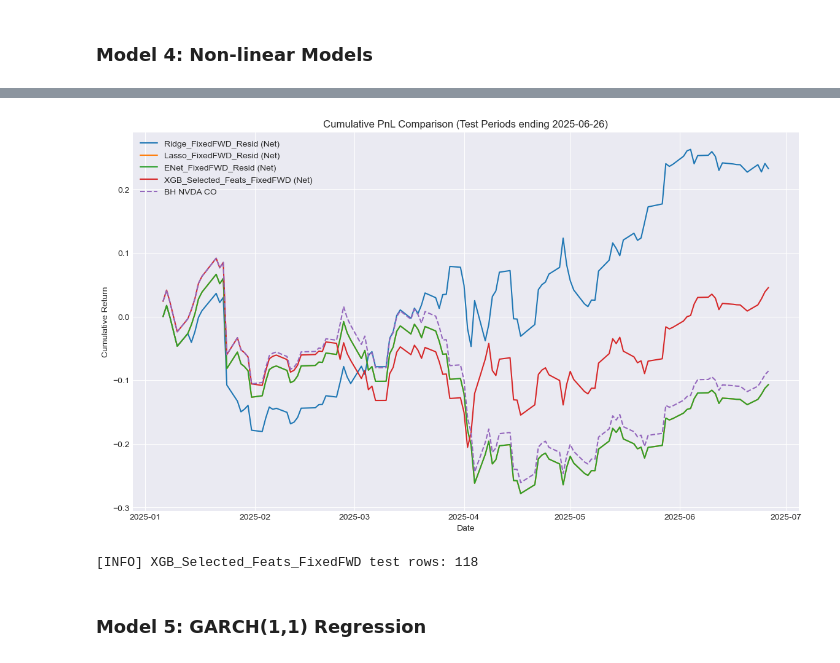
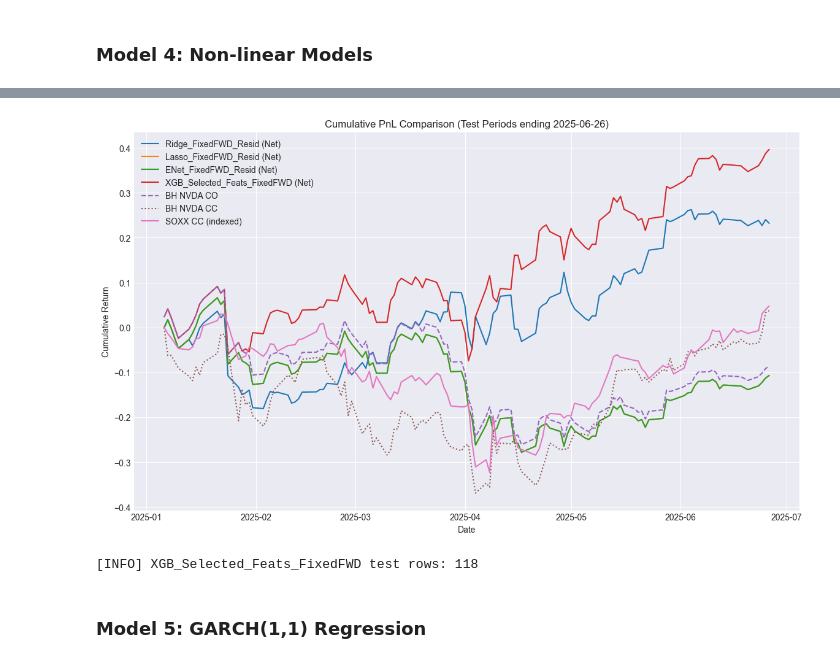
Before and after one commit to JoshuaGloor/dsa5205-project-2, a Jupyter notebook: assignment_2_code.ipynb, the cells around one changed output, grey strips where cells are left out. Saved outputs shown, nothing was run; the diff lists cells and outputs as text; code cells hidden in the pictures.

```diff
--- a/assignment_2_code.ipynb
+++ b/assignment_2_code.ipynb
@@ -1111,6 +1094,9 @@ Executing Lasso Backtest with Fixed Forward Validation (Residualized)
 2025-01-10 -0.044535    0.004642
 2025-01-13  0.020946    0.004642
 ==================================================
+# %%
+# Needed below
+adj_close = data_cube["close"]
 # %%
 # Step 6: Evaluation (Using the results registry functions), and plotting results
 
@@ -2344,16 +2438,16 @@ import matplotlib.pyplot as plt
 import pandas as pd
 from datetime import datetime
 
-print("\n" + "="*40)
+print("\n" + "=" * 40)
 print("PERFORMANCE SUMMARY (All Models)")
-print("="*40)
+print("=" * 40)
 
 # -- Build/print/save summary table --
 results_summary = summarize_results(results_store)
 
 if results_summary is not None and not results_summary.empty:
     print("\nSummary Statistics Table:")
-    with pd.option_context('display.float_format', '{:,.4f}'.format):
+    with pd.option_context("display.float_format", "{:,.4f}".format):
         print(results_summary)
 
     # Ensure RESULTS_DIR exists (it should from earlier, but just in case)
@@ -2368,15 +2462,15 @@ if results_summary is not None and not results_summary.empty:
         ts = datetime.now().strftime("%Y%m%d_%H%M%S")
         snapshot_path = RESULTS_DIR / f"model_summary_{ts}.csv"
 
-        results_summary.to_csv(stable_path)     # always overwrite latest
-        results_summary.to_csv(snapshot_path)   # keep a dated copy
+        results_summary.to_csv(stable_path)  # always overwrite latest
+        results_summary.to_csv(snapshot_path)  # keep a dated copy
 
         print(f"[INFO] Summary saved to:\n  - {stable_path}\n  - {snapshot_path}")
     except Exception as e:
         print(f"[ERROR] Failed to save summary CSVs: {e}")
 else:
     print("No model results available to summarize.")
-print("="*40)
+print("=" * 40)
 
 # --- Plotting Results ---
 if results_store:
@@ -2386,11 +2480,11 @@ if results_store:
 
     # Plot strategy cumulative returns (use a copy to avoid mutating originals)
     for name, df in results_store.items():
-        if df is not None and not df.empty and 'pnl' in df.columns:
+        if df is not None and not df.empty and "pnl" in df.columns:
             df_plot = df.copy()
-            if 'cum_pnl' not in df_plot.columns:
-                df_plot['cum_pnl'] = (1 + df_plot['pnl'].fillna(0)).cumprod() - 1
-            curve = df_plot['cum_pnl'].dropna()
+            if "cum_pnl" not in df_plot.columns:
+                df_plot["cum_pnl"] = (1 + df_plot["pnl"].fillna(0)).cumprod() - 1
+            curve = df_plot["cum_pnl"].dropna()
             if not curve.empty:
                 plt.plot(curve.index, curve.values, label=f"{name} (Net)")
                 plot_count += 1
@@ -2399,49 +2493,60 @@ if results_store:
     # Pick a representative df carrying y_real for BH NVDA CO
     bh_df_source = None
     for name, df in results_store.items():
-        if df is not None and not df.empty and 'y_real' in df.columns:
-            bh_df_source = df[['y_real']].copy()
+        if df is not None and not df.empty and "y_real" in df.columns:
+            bh_df_source = df[["y_real"]].copy()
             break
 
     # Determine COMMON window across strategies for plotting benchmarks
     common_start = None
-    common_end   = None
+    common_end = None
     if ret_windows:
         common_start = max(s for s, _ in ret_windows)
-        common_end   = min(e for _, e in ret_windows)
+        common_end = min(e for _, e in ret_windows)
 
     # Plot BH NVDA CO (cumulative) on the common window
-    if (bh_df_source is not None) and (common_start is not None) and (common_end is not None) and (common_start < common_end):
+    if (
+        (bh_df_source is not None)
+        and (common_start is not None)
+        and (common_end is not None)
+        and (common_start < common_end)
+    ):
         bh_slice = bh_df_source.loc[(bh_df_source.index >= common_start) & (bh_df_source.index <= common_end)].copy()
         if not bh_slice.empty:
-            bh_slice['cum_bh'] = (1 + bh_slice['y_real'].fillna(0)).cumprod() - 1
-            if not bh_slice['cum_bh'].isna().all():
-                plt.plot(bh_slice.index, bh_slice['cum_bh'], label='BH NVDA CO', linestyle='--')
+            bh_slice["cum_bh"] = (1 + bh_slice["y_real"].fillna(0)).cumprod() - 1
+            if not bh_slice["cum_bh"].isna().all():
+                plt.plot(bh_slice.index, bh_slice["cum_bh"], label="BH NVDA CO", linestyle="--")
                 plot_count += 1
     elif bh_df_source is not None:
         # Fallback if no overlapping window
         bh_df_source = bh_df_source.copy()
-        bh_df_source['cum_bh'] = (1 + bh_df_source['y_real'].fillna(0)).cumprod() - 1
-        if not bh_df_source['cum_bh'].isna().all():
-            plt.plot(bh_df_source.index, bh_df_source['cum_bh'], label='BH NVDA CO', linestyle='--')
+        bh_df_source["cum_bh"] = (1 + bh_df_source["y_real"].fillna(0)).cumprod() - 1
+        if not bh_df_source["cum_bh"].isna().all():
+            plt.plot(bh_df_source.index, bh_df_source["cum_bh"], label="BH NVDA CO", linestyle="--")
             plot_count += 1
 
     # Add BH NVDA CC and SOXX CC on the same common window (if available)
-    if ('adj_close' in locals()) and isinstance(adj_close, pd.DataFrame) and (common_start is not None) and (common_end is not None) and (common_start < common_end):
+    if (
+        ("adj_close" in locals())
+        and isinstance(adj_close, pd.DataFrame)
+        and (common_start is not None)
+        and (common_end is not None)
+        and (common_start < common_end)
+    ):
         # BH NVDA CC (indexed)
-        if 'NVDA' in adj_close.columns:
-            px_nvda = adj_close['NVDA'].dropna().sort_index()
+        if "NVDA" in adj_close.columns:
+            px_nvda = adj_close["NVDA"].dropna().sort_index()
             px_nvda = px_nvda.loc[(px_nvda.index >= common_start) & (px_nvda.index <= common_end)]
             if len(px_nvda) >= 2:
                 bh_nvda_cc = (px_nvda / px_nvda.iloc[0]) - 1.0
-                plt.plot(bh_nvda_cc.index, bh_nvda_cc.values, linestyle=':', label='BH NVDA CC')
+                plt.plot(bh_nvda_cc.index, bh_nvda_cc.values, linestyle=":", label="BH NVDA CC")
         # SOXX CC (indexed)
-        if 'SOXX' in adj_close.columns:
-            px_soxx = adj_close['SOXX'].dropna().sort_index()
+        if "SOXX" in adj_close.columns:
+            px_soxx = adj_close["SOXX"].dropna().sort_index()
             px_soxx = px_soxx.loc[(px_soxx.index >= common_start) & (px_soxx.index <= common_end)]
             if len(px_soxx) >= 2:
                 soxx_cc = (px_soxx / px_soxx.iloc[0]) - 1.0
-                plt.plot(soxx_cc.index, soxx_cc.values, label='SOXX CC (indexed)')
+                plt.plot(soxx_cc.index, soxx_cc.values, label="SOXX CC (indexed)")
 
     if plot_count > 0:
         all_min_dates = [df.index.min() for df in results_store.values() if df is not None and not df.empty]
@@ -2451,8 +2556,10 @@ if results_store:
             plt.title(f"Cumulative PnL Comparison (Test Periods ending {max_date_str})")
         else:
             plt.title("Cumulative PnL Comparison")
-        plt.xlabel("Date"); plt.ylabel("Cumulative Return")
-        plt.legend(); plt.grid(True)
+        plt.xlabel("Date")
+        plt.ylabel("Cumulative Return")
+        plt.legend()
+        plt.grid(True)
         try:
             plot_filename_cum = "cumulative_pnl_comparison_all.png"
             plt.savefig(RESULTS_DIR / plot_filename_cum)
@@ -2490,4 +2597,4 @@ ENet_FixedFWD_Resid              -0.1515       0.4197     -0.3609     -0.1006
-[figure, old version]
+[figure, new version]
 [INFO] XGB_Selected_Feats_FixedFWD test rows: 118
 # %% [markdown]
 ### Model 5: GARCH(1,1) Regression
```
Also changed, not shown: parts of 16 cells of this notebook, 18 other files.
